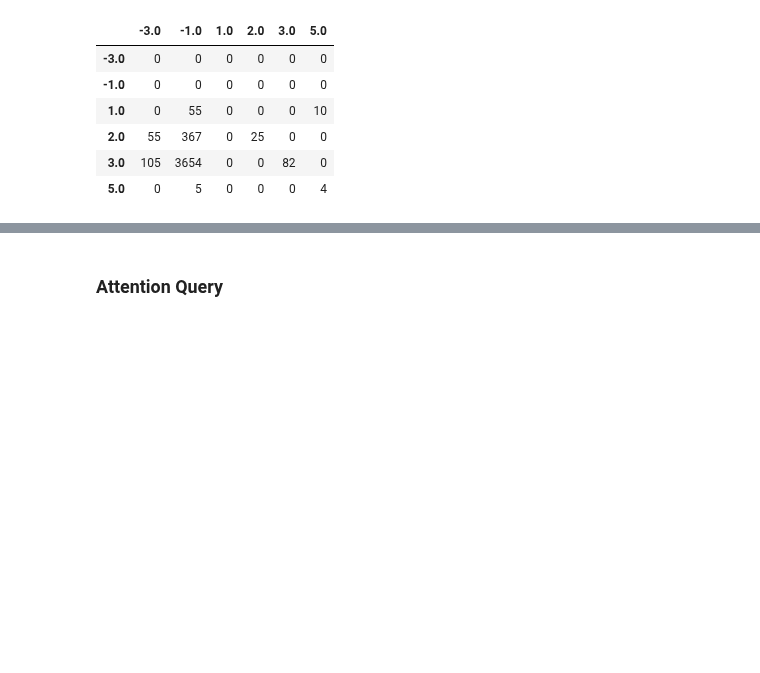
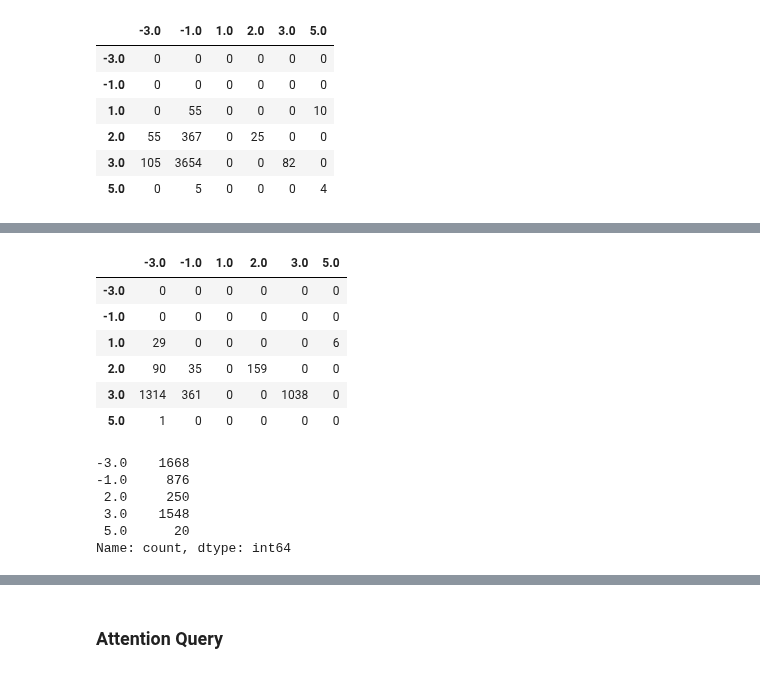
Before and after one commit to MartinStoev00/DeepCASE, a Jupyter notebook: attack.ipynb, the cells around one changed output, grey strips where cells are left out. Saved outputs shown, nothing was run; the diff lists cells and outputs as text; code cells hidden in the pictures; blank space fills up the shorter version.

```diff
--- a/attack.ipynb
+++ b/attack.ipynb
@@ -609,0 +641,4 @@ format_confusion_matrix(labels_test[interpret_shortcuts_indices].cpu(), interpre
+# %%
+print("Unique:", len(get_unique_indices_per_row(perturbed_minimized)))
+res_perturbed_shortcuts_1 = interpret_query(perturbed_minimized, events_test[perturbed_indices])
+format_series(res_perturbed_shortcuts_1)
@@ -609,0 +653,20 @@ format_confusion_matrix(labels_test[interpret_shortcuts_indices].cpu(), interpre
+# %%
+format_confusion_matrix(labels_test[perturbed_indices].cpu(), res_perturbed_shortcuts_1)
+# %% [output]
+|  | -3.0 | -1.0 | 1.0 | 2.0 | 3.0 | 5.0 |
+| -3.0 | 0 | 0 | 0 | 0 | 0 | 0 |
+| -1.0 | 0 | 0 | 0 | 0 | 0 | 0 |
+| 1.0 | 29 | 0 | 0 | 0 | 0 | 6 |
+| 2.0 | 90 | 35 | 0 | 159 | 0 | 0 |
+| 3.0 | 1314 | 361 | 0 | 0 | 1038 | 0 |
+| 5.0 | 1 | 0 | 0 | 0 | 0 | 0 |
+# %%
+interpret_shortcuts_combined_1, interpret_shortcuts_indices_1 = get_combined(perturbed_minimized, perturbed_indices, attention_query=True)
+format_series(interpret_shortcuts_combined_1)
+# %% [output]
+-3.0    1668
+-1.0     876
+ 2.0     250
+ 3.0    1548
+ 5.0      20
+Name: count, dtype: int64
```
Also changed, not shown: parts of 24 cells of this notebook, 36 other files.
